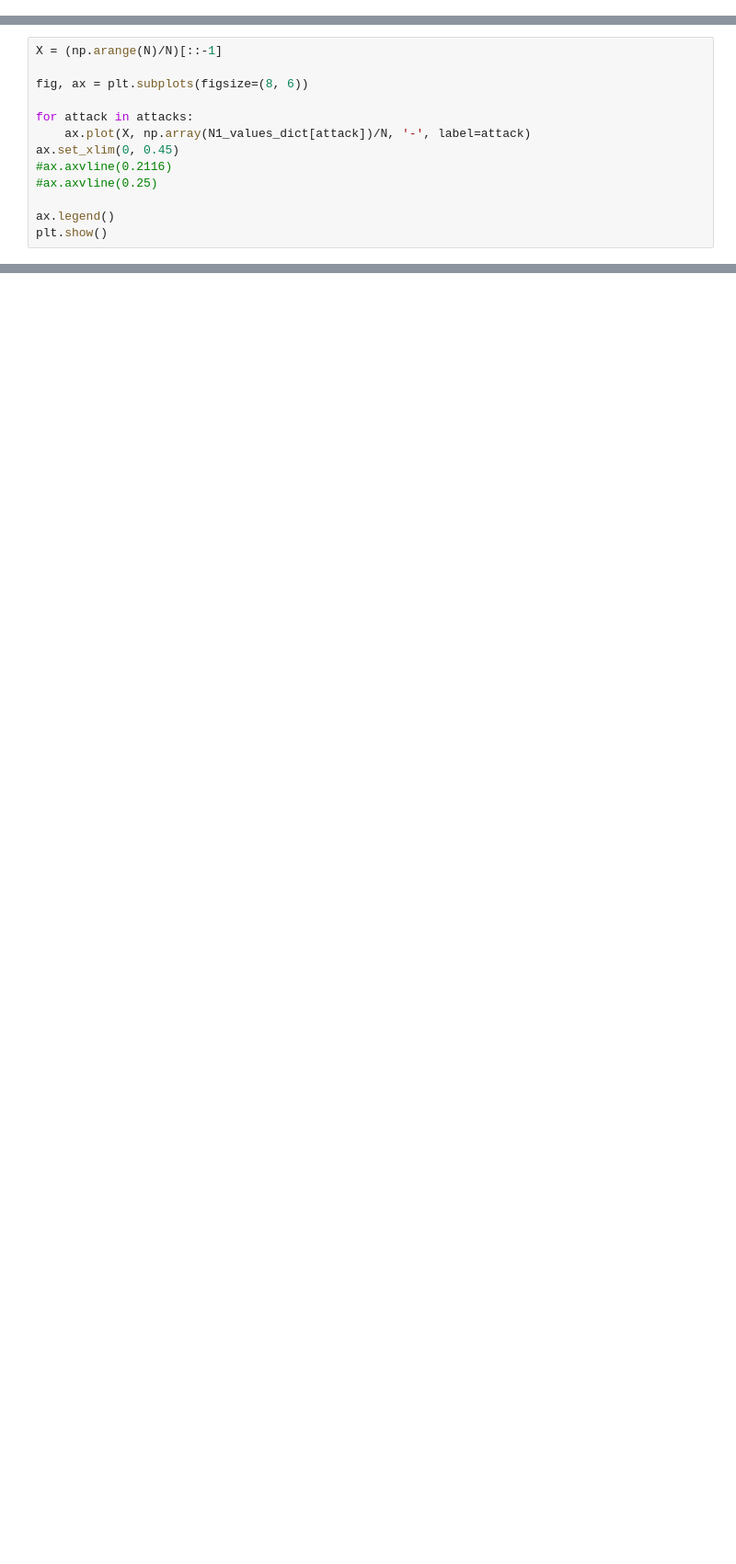
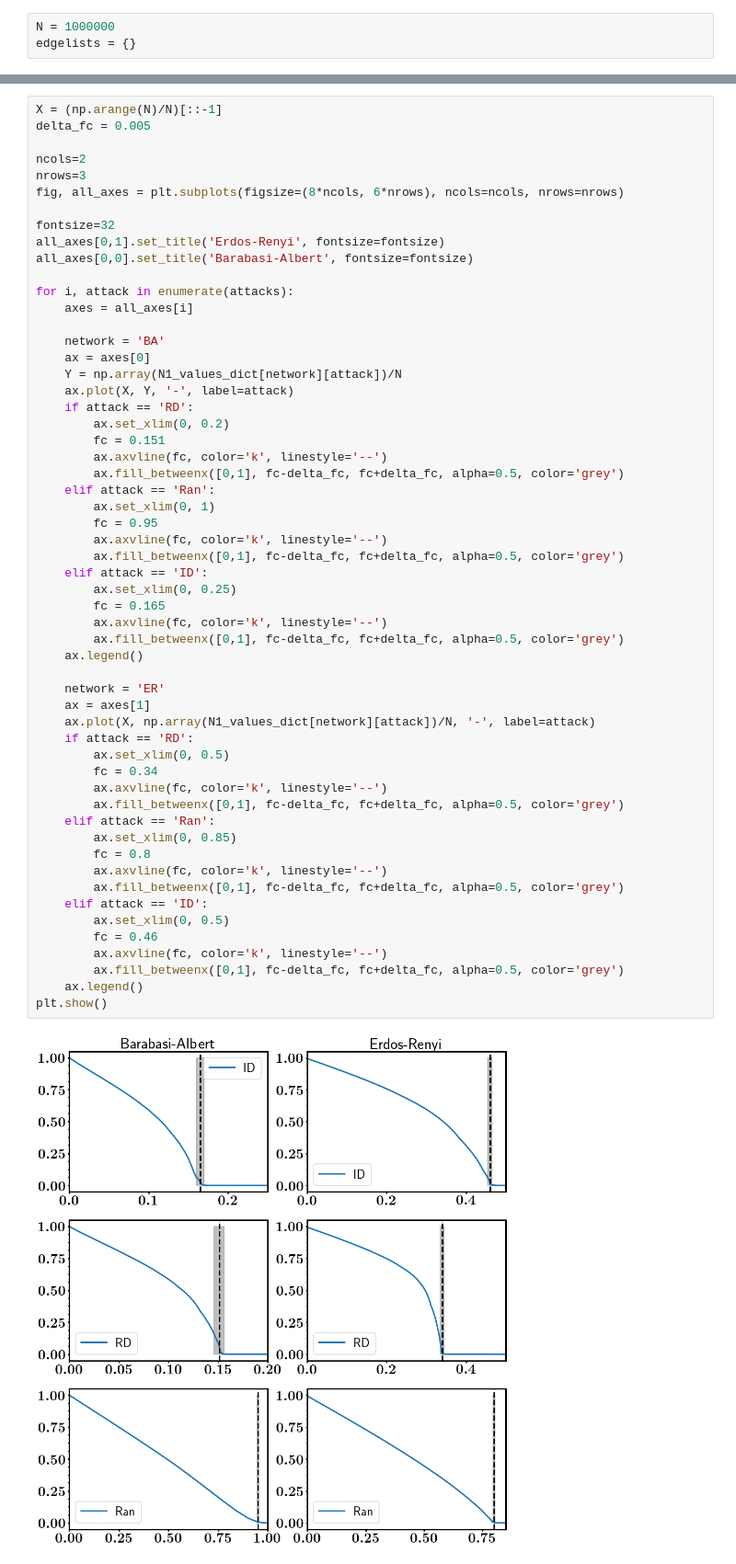
Before and after one commit to nahuelalmeira/dismantlingScaling, a Jupyter notebook: python/fast/Percolation.ipynb, the cells around one changed output, grey strips where cells are left out. Shown at 92% size. Drawn from its saved outputs; the diff is of its cells as text; blank space fills up the shorter version.

```diff
--- a/python/fast/Percolation.ipynb
+++ b/python/fast/Percolation.ipynb
@@ -12,0 +39,3 @@ from functions import ID_attack, RD_attack, ICI_attack, RCI_attack, percolate
+# %%
+N = 1000000
+edgelists = {}
@@ -71,13 +130,0 @@ RCI2
-# %%
-X = (np.arange(N)/N)[::-1]
-
-fig, ax = plt.subplots(figsize=(8, 6))
-
-for attack in attacks:
-    ax.plot(X, np.array(N1_values_dict[attack])/N, '-', label=attack)
-ax.set_xlim(0, 0.45)
-#ax.axvline(0.2116)
-#ax.axvline(0.25)
-
-ax.legend()
-plt.show()
@@ -215,0 +131,58 @@ CI_seq
+# %%
+X = (np.arange(N)/N)[::-1]
+delta_fc = 0.005
+
+ncols=2
+nrows=3
+fig, all_axes = plt.subplots(figsize=(8*ncols, 6*nrows), ncols=ncols, nrows=nrows)
+
+fontsize=32
+all_axes[0,1].set_title('Erdos-Renyi', fontsize=fontsize)
+all_axes[0,0].set_title('Barabasi-Albert', fontsize=fontsize)
+
+for i, attack in enumerate(attacks):
+    axes = all_axes[i]
+
+    network = 'BA'
+    ax = axes[0]
+    Y = np.array(N1_values_dict[network][attack])/N
+    ax.plot(X, Y, '-', label=attack)
+    if attack == 'RD':
+        ax.set_xlim(0, 0.2)
+        fc = 0.151
+        ax.axvline(fc, color='k', linestyle='--')
+        ax.fill_betweenx([0,1], fc-delta_fc, fc+delta_fc, alpha=0.5, color='grey')
+    elif attack == 'Ran':
+        ax.set_xlim(0, 1)
+        fc = 0.95
+        ax.axvline(fc, color='k', linestyle='--')
+        ax.fill_betweenx([0,1], fc-delta_fc, fc+delta_fc, alpha=0.5, color='grey')
+    elif attack == 'ID':
+        ax.set_xlim(0, 0.25)
+        fc = 0.165
+        ax.axvline(fc, color='k', linestyle='--')
+        ax.fill_betweenx([0,1], fc-delta_fc, fc+delta_fc, alpha=0.5, color='grey')
+    ax.legend()
+
+    network = 'ER'
+    ax = axes[1]
+    ax.plot(X, np.array(N1_values_dict[network][attack])/N, '-', label=attack)
+    if attack == 'RD':
+        ax.set_xlim(0, 0.5)
+        fc = 0.34
+        ax.axvline(fc, color='k', linestyle='--')
+        ax.fill_betweenx([0,1], fc-delta_fc, fc+delta_fc, alpha=0.5, color='grey')
+    elif attack == 'Ran':
+        ax.set_xlim(0, 0.85)
+        fc = 0.8
+        ax.axvline(fc, color='k', linestyle='--')
+        ax.fill_betweenx([0,1], fc-delta_fc, fc+delta_fc, alpha=0.5, color='grey')
+    elif attack == 'ID':
+        ax.set_xlim(0, 0.5)
+        fc = 0.46
+        ax.axvline(fc, color='k', linestyle='--')
+        ax.fill_betweenx([0,1], fc-delta_fc, fc+delta_fc, alpha=0.5, color='grey')
+    ax.legend()
+plt.show()
+# %% [output]
+[figure, added]
```
Also changed, not shown: parts of 10 cells of this notebook, 4 other files.
